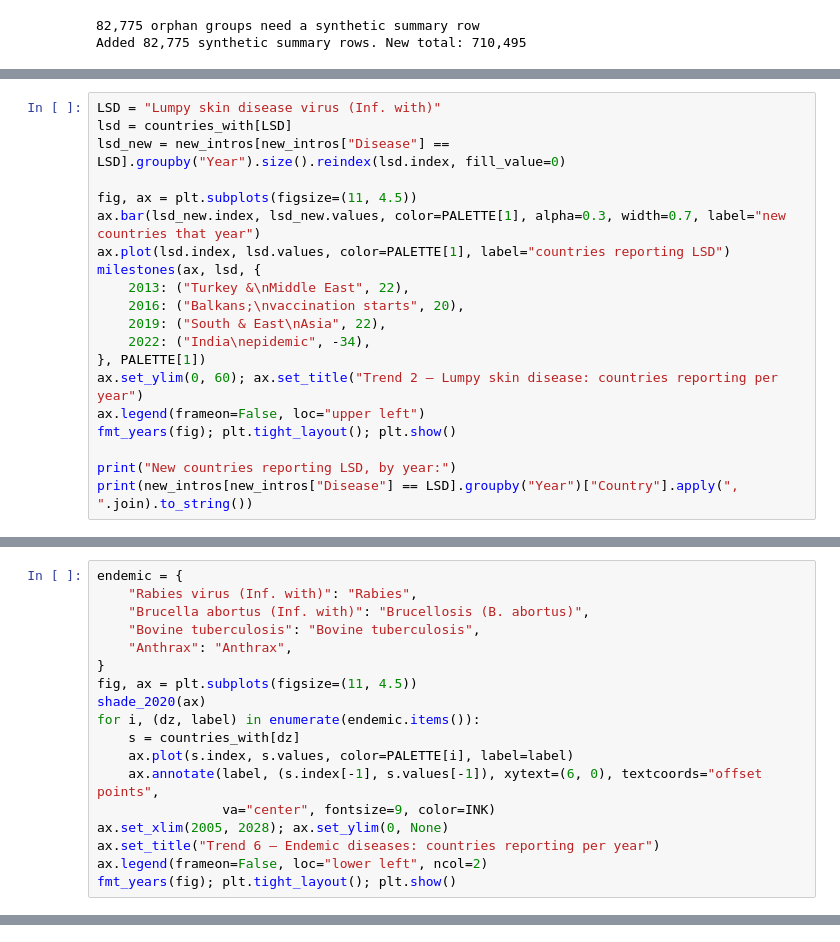
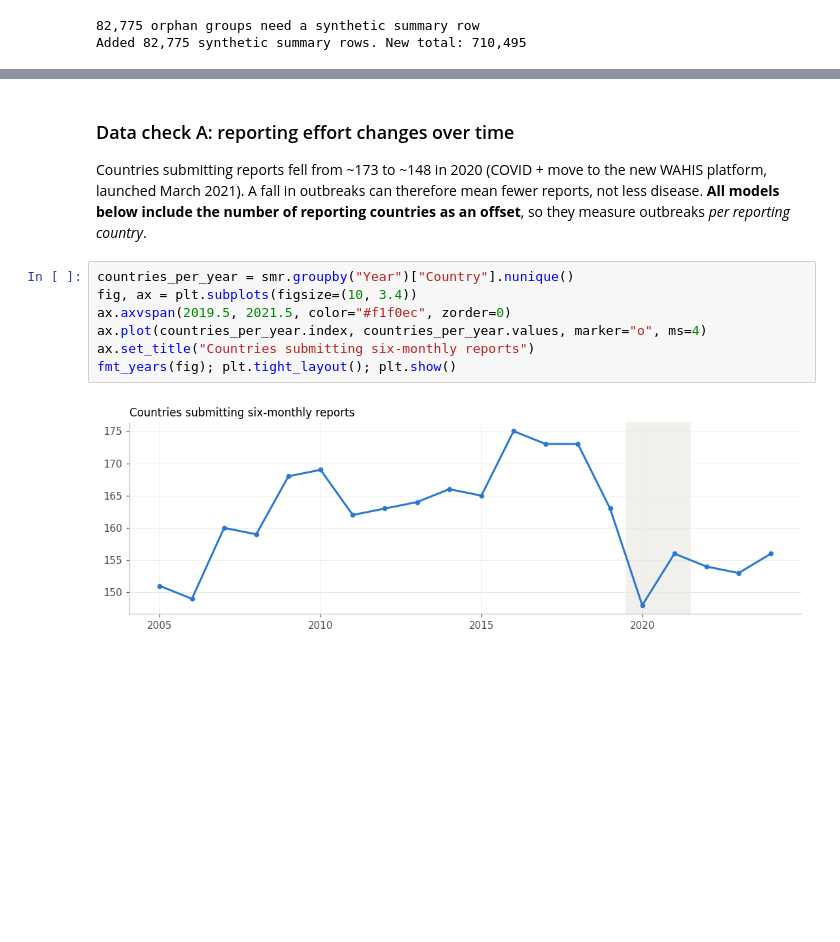
Before and after one commit to gab4i3l/WAHIS-datathon, a Jupyter notebook: script.ipynb, the cells around one changed output, grey strips where cells are left out. Saved outputs shown, nothing was run; the diff lists cells and outputs as text; blank space fills up the shorter version.

```diff
--- a/script.ipynb
+++ b/script.ipynb
@@ -335,20 +80,0 @@ Sources: [EFSA / Zenodo](https://zenodo.org/records/2583168), [Broglia (vaccine
-# %%
-LSD = "Lumpy skin disease virus (Inf. with)"
-lsd = countries_with[LSD]
-lsd_new = new_intros[new_intros["Disease"] == LSD].groupby("Year").size().reindex(lsd.index, fill_value=0)
-
-fig, ax = plt.subplots(figsize=(11, 4.5))
-ax.bar(lsd_new.index, lsd_new.values, color=PALETTE[1], alpha=0.3, width=0.7, label="new countries that year")
-ax.plot(lsd.index, lsd.values, color=PALETTE[1], label="countries reporting LSD")
-milestones(ax, lsd, {
-    2013: ("Turkey &\nMiddle East", 22),
-    2016: ("Balkans;\nvaccination starts", 20),
-    2019: ("South & East\nAsia", 22),
-    2022: ("India\nepidemic", -34),
-}, PALETTE[1])
-ax.set_ylim(0, 60); ax.set_title("Trend 2 – Lumpy skin disease: countries reporting per year")
-ax.legend(frameon=False, loc="upper left")
-fmt_years(fig); plt.tight_layout(); plt.show()
-
-print("New countries reporting LSD, by year:")
-print(new_intros[new_intros["Disease"] == LSD].groupby("Year")["Country"].apply(", ".join).to_string())
@@ -501,18 +80,0 @@ Long-established diseases (rabies, brucellosis, bovine TB) are roughly flat from
-# %%
-endemic = {
-    "Rabies virus (Inf. with)": "Rabies",
-    "Brucella abortus (Inf. with)": "Brucellosis (B. abortus)",
-    "Bovine tuberculosis": "Bovine tuberculosis",
-    "Anthrax": "Anthrax",
-}
-fig, ax = plt.subplots(figsize=(11, 4.5))
-shade_2020(ax)
-for i, (dz, label) in enumerate(endemic.items()):
-    s = countries_with[dz]
-    ax.plot(s.index, s.values, color=PALETTE[i], label=label)
-    ax.annotate(label, (s.index[-1], s.values[-1]), xytext=(6, 0), textcoords="offset points",
-                va="center", fontsize=9, color=INK)
-ax.set_xlim(2005, 2028); ax.set_ylim(0, None)
-ax.set_title("Trend 6 – Endemic diseases: countries reporting per year")
-ax.legend(frameon=False, loc="lower left", ncol=2)
-fmt_years(fig); plt.tight_layout(); plt.show()
@@ -549,0 +212,12 @@ sev.sort_values("Cases", ascending=False).head(25).round(2)
+# %% [markdown]
+### Data check A: reporting effort changes over time
+Countries submitting reports fell from ~173 to ~148 in 2020 (COVID + move to the new WAHIS platform, launched March 2021). A fall in outbreaks can therefore mean fewer reports, not less disease. **All models below include the number of reporting countries as an offset**, so they measure outbreaks *per reporting country*.
+# %%
+countries_per_year = smr.groupby("Year")["Country"].nunique()
+fig, ax = plt.subplots(figsize=(10, 3.4))
+ax.axvspan(2019.5, 2021.5, color="#f1f0ec", zorder=0)
+ax.plot(countries_per_year.index, countries_per_year.values, marker="o", ms=4)
+ax.set_title("Countries submitting six-monthly reports")
+fmt_years(fig); plt.tight_layout(); plt.show()
+# %% [output]
+[figure, added]
```
Also changed, not shown: parts of 61 cells of this notebook, 4 other files.
